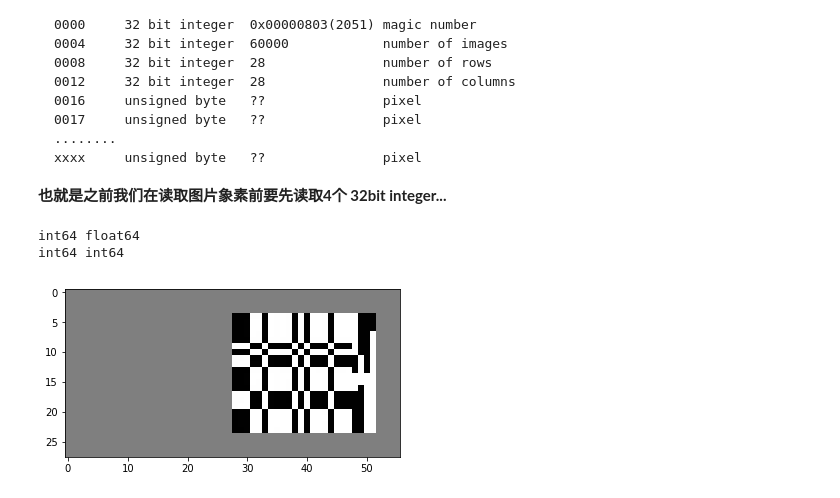
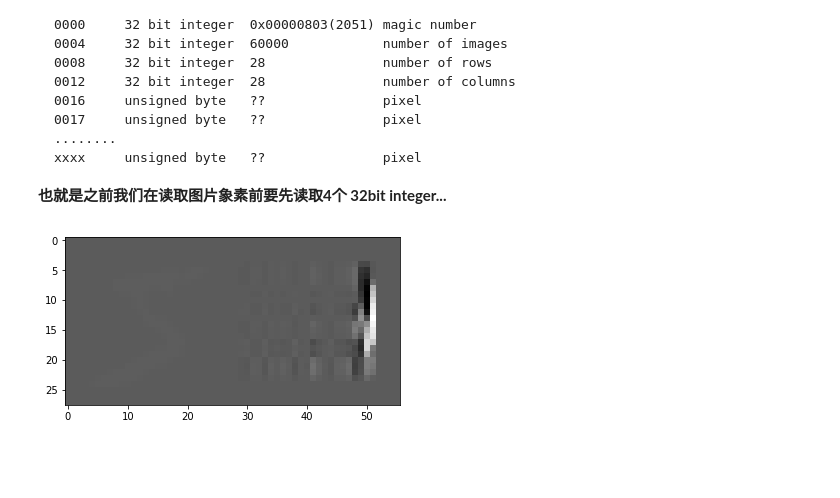
Before and after one commit to fantasy-mark/dl, a Jupyter notebook: math_base/Homework.ipynb, the cells around one changed output. Cells and saved outputs as stored; diff of their text form; code cells hidden in the pictures; blank space fills up the shorter version.

```diff
--- a/math_base/Homework.ipynb
+++ b/math_base/Homework.ipynb
@@ -311,37 +311,36 @@ def svd(data, k=0.9):
     S = np.diag(s)
 
     # 如果占主要成分的前i+1项占总成分的k, 丢弃其余成分降维
     for i in xrange(len(s)-1):
         if sum(s[:i+1])/sum(s) > k:
             #print i+1
             break
     # s矩阵降维后行列为i+1, u矩阵的列应该只取i+1项
     u_s = u[:, :i+1]
 
     # TODO 此处没能理解! 与原函数传入data不同?
 #     print 'u_s:\n', u_s
 #     print 'S[:i+1, :i+1]\n', S[:i+1, :i+1]
 #     print 'v[:i+1][:]\n', v[:i+1][:]
     # 此处需要返回的矩阵不能是浮点数矩阵,否则绘图错误
     return u_s.dot(S[:i+1, :i+1]).dot(v.T[:i+1][:])
+#     return s[:, :i+1] * np.dot(u[:, :i+1], v[i+1, :])
 
 def show_pic(sample, recon_sample):
-    showpixels = np.zeros((28, 28*2))
+    showpixels = np.zeros((28, 28*2), dtype='int64')
     #print recon_sample.reshape(28,28)
     for i in xrange(1):
         showpixels[28*i:28*(i+1), :28] = sample.reshape(28,28)
         showpixels[28*i:28*(i+1), 28:] = recon_sample.reshape(28,28)
     plt.imshow(np.floor(showpixels), cmap="gray")
     plt.show()
 
 im = get_pic(buf, index)
 im2 = svd(im)
-print im.dtype, im2.dtype
-im2.dtype = 'int64'
-print im.dtype, im2.dtype
+# print im.dtype, im2.dtype
+# np.rint(im2).astype("int64")
+# print im.dtype, im2.dtype
 
 show_pic(im, im2)
 # %% [output]
-int64 float64
-int64 int64
-[figure, old version]
+[figure, new version]
```
Also changed, not shown: parts of 2 cells of this notebook, 4 other files.
